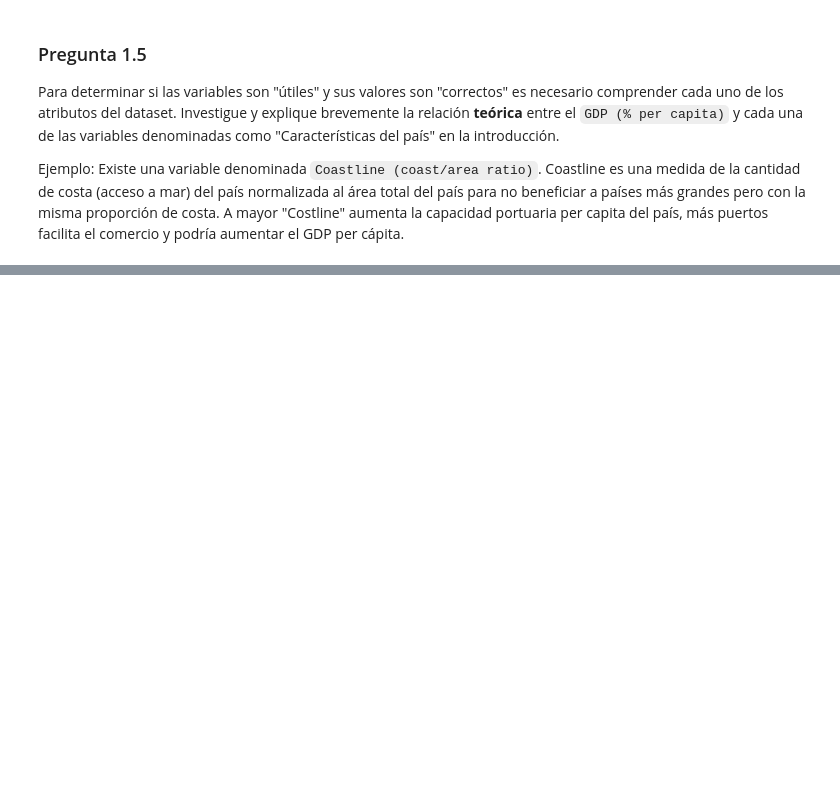
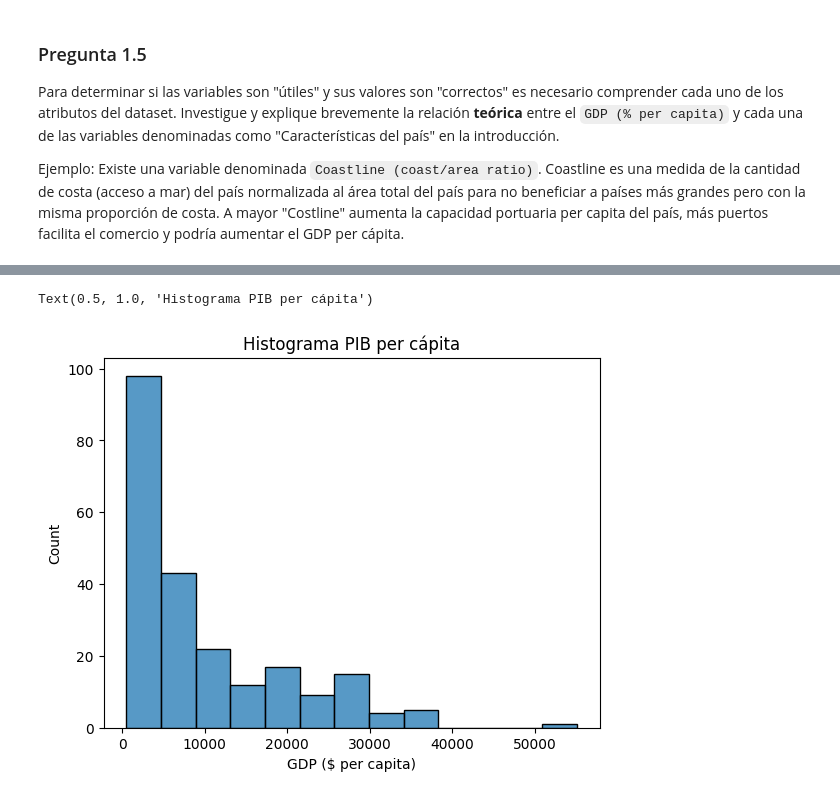
Before and after one commit to catamege/Tarea_1_Lantadilla_Mege, a Jupyter notebook: Tarea1.ipynb, the cells around one changed output, grey strips where cells are left out. Cells and saved outputs as stored; diff of their text form; code cells hidden in the pictures; blank space fills up the shorter version.

```diff
--- a/Tarea1.ipynb
+++ b/Tarea1.ipynb
@@ -251,0 +285,6 @@ Ejemplo: Existe una variable denominada `Coastline (coast/area ratio)`. Coastlin
+# %%
+sns.histplot(df["GDP ($ per capita)"])
+plt.title("Histograma PIB per cápita")
+# %% [output]
+Text(0.5, 1.0, 'Histograma PIB per cápita')
+[figure, added]
```
Also changed, not shown: parts of 5 cells of this notebook.
